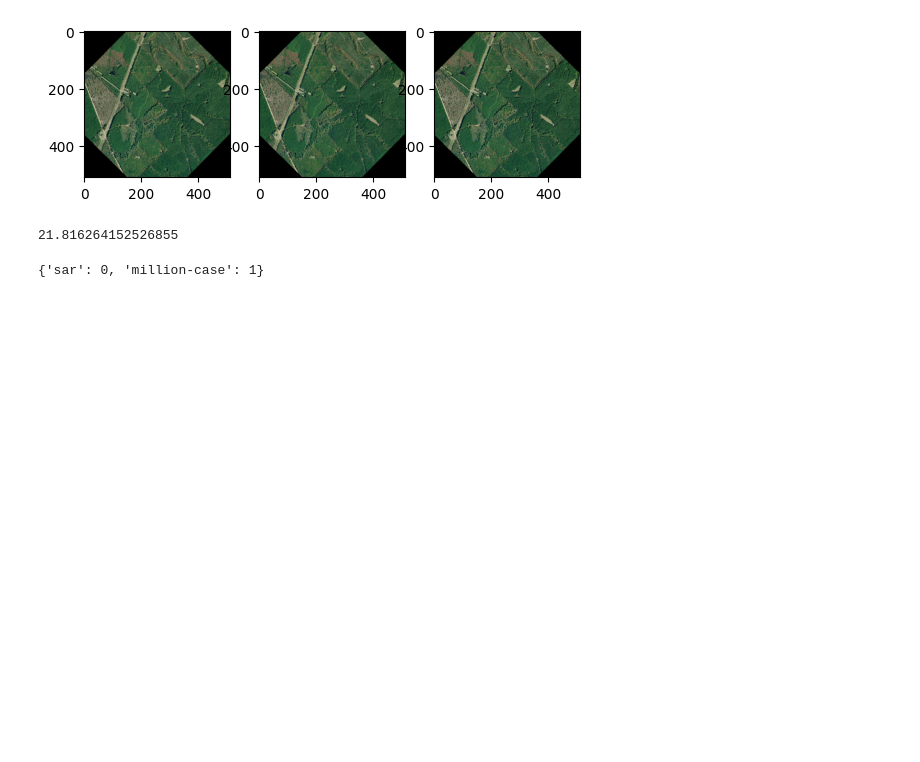
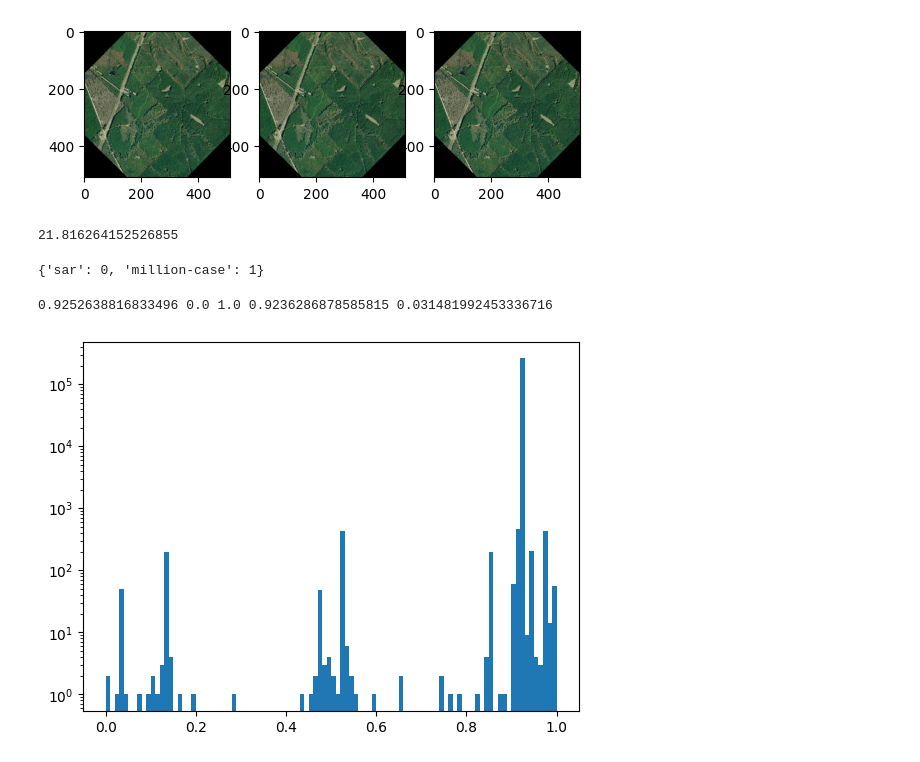
Before and after one commit to charlescohanlon/sarformer, a Jupyter notebook: notebooks/playground.ipynb, the cells around one changed output. Saved outputs shown, nothing was run; the diff lists cells and outputs as text; code cells hidden in the pictures; blank space fills up the shorter version.

```diff
--- a/notebooks/playground.ipynb
+++ b/notebooks/playground.ipynb
@@ -122,3 +124,32 @@ print(time.time() - start)
 dataset_train.class_to_idx
 # %% [output]
 {'sar': 0, 'million-case': 1}
+# %%
+from PIL import Image
+import numpy as np
+import matplotlib.pyplot as plt
+from fourm.data.modality_transforms import DepthTransform
+
+depth_transform = DepthTransform(no_data_value=-9999.0)
+
+# im = Image.open(
+#     "/scratch/bdej/cohanlon/unsupervised/train/depth/million-case/DEM_270091.tif"
+# )
+im = Image.open(
+    "/scratch/bdej/cohanlon/unsupervised/train/depth/million-case/DEM_901.tif"
+)
+t = depth_transform.image_augment(im, None, None, 0, None, None, None, "bilinear")
+t = depth_transform.postprocess(t)
+t = depth_transform.depth_relative_normalization(t)
+
+t_prime = t.flatten()
+mean = t_prime.mean().item()
+std = t_prime.std().item()
+
+print(t_prime.mode()[0].item(), t_prime.min().item(), t_prime.max().item(), t_prime.mean().item(), t_prime.std().item())
+plt.hist(t.flatten(), log=True, bins=100)
+# t = depth_transform.truncated_depth_standardization(t)
+plt.show()
+# %% [output]
+0.9252638816833496 0.0 1.0 0.9236286878585815 0.031481992453336716
+[figure, added]
```
Also changed, not shown: parts of 6 cells of this notebook, 10 other files.
